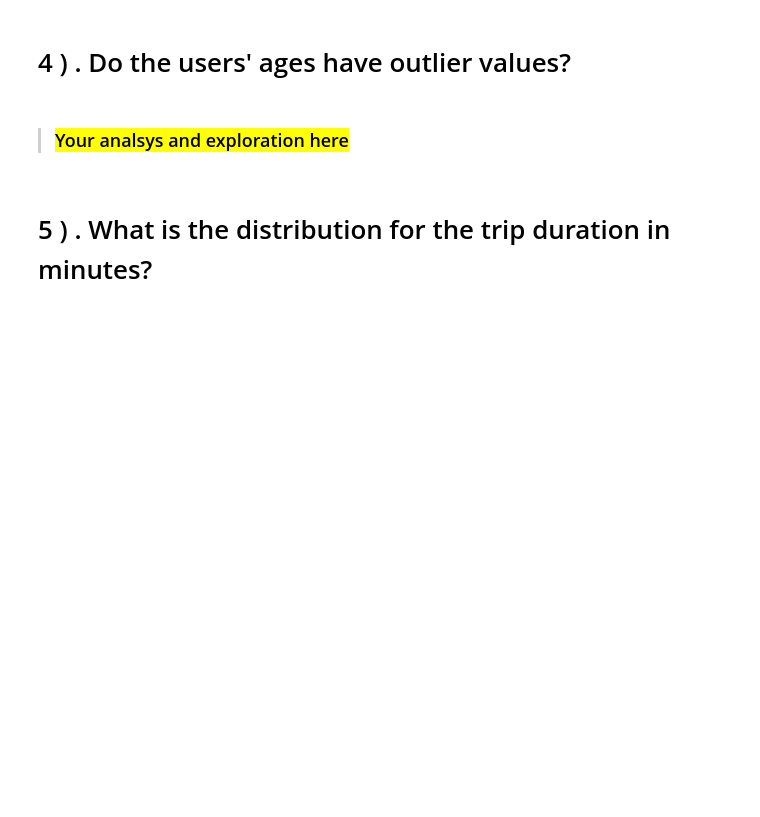
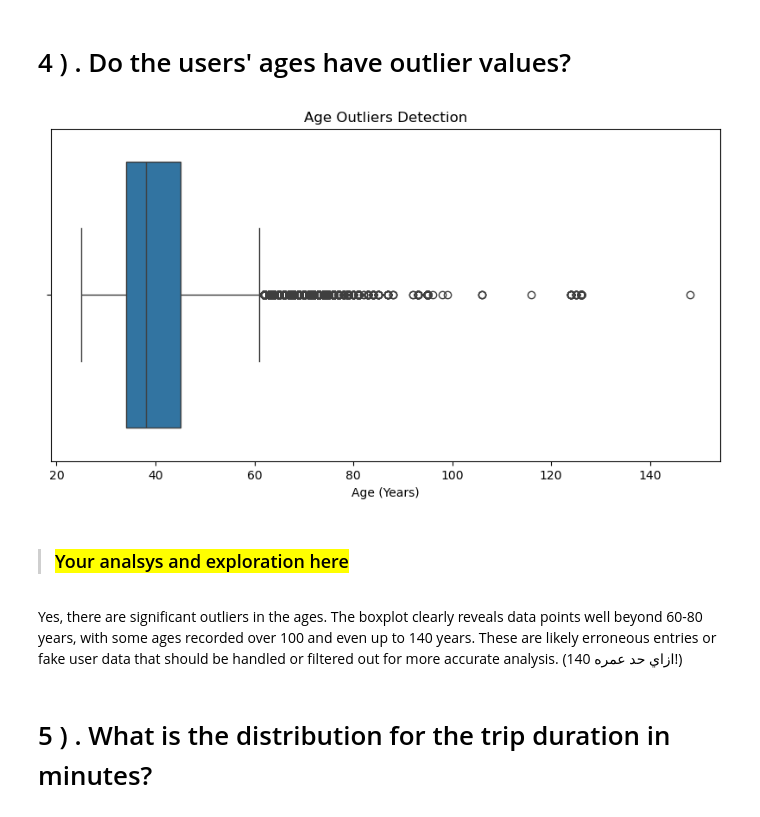
Before and after one commit to MrMazen101/DEPI_ML, a Jupyter notebook: Amit/data analysis/project/data science-Final-Project.ipynb, the cells around one changed output. Saved outputs shown, nothing was run; the diff lists cells and outputs as text; code cells hidden in the pictures; blank space fills up the shorter version.

```diff
--- a/Amit/data analysis/project/data science-Final-Project.ipynb
+++ b/Amit/data analysis/project/data science-Final-Project.ipynb
@@ -313,6 +632,23 @@ import seaborn as sns
 # <a id="4">  4 ) . Do the users' ages have outlier values?</a>
+# %%
+import seaborn as sns
+import matplotlib.pyplot as plt
+
+plt.figure(figsize=(10, 5))
+base_color = sns.color_palette()[0]
+
+# استخدمنا boxplot بدل countplot أو histplot
+sns.boxplot(data=df, x='age', color=base_color)
+
+plt.xlabel('Age (Years)')
+plt.title("Age Outliers Detection")
+plt.show()
+# %% [output]
+[figure, added]
 # %% [markdown]
 > ### <mark>Your analsys and exploration here </mark>
+# %% [markdown]
+Yes, there are significant outliers in the ages. The boxplot clearly reveals data points well beyond 60-80 years, with some ages recorded over 100 and even up to 140 years. These are likely erroneous entries or fake user data that should be handled or filtered out for more accurate analysis. (ازاي حد عمره 140!)
 # %% [markdown]
 # <a id="5">  5 ) . What is the distribution for the trip duration in minutes? </a>
 # %%
```
Also changed, not shown: parts of 36 cells of this notebook, 2 other files.
